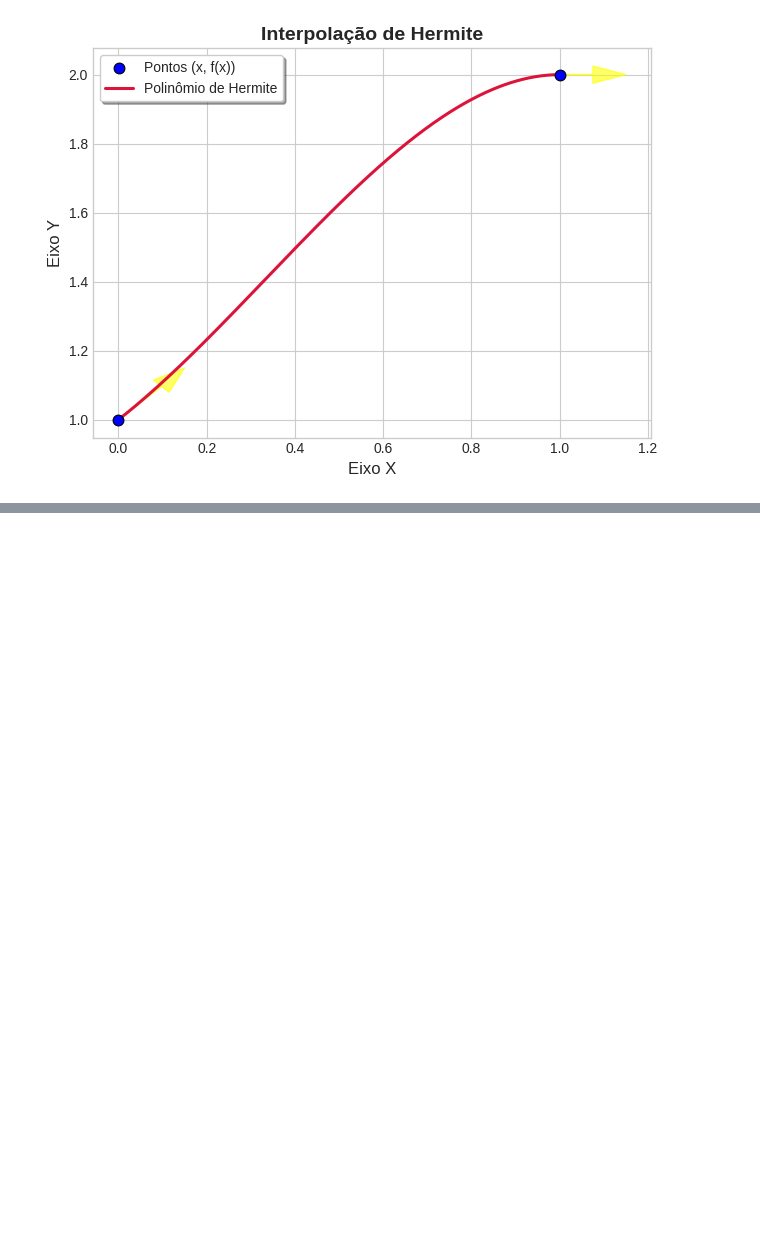
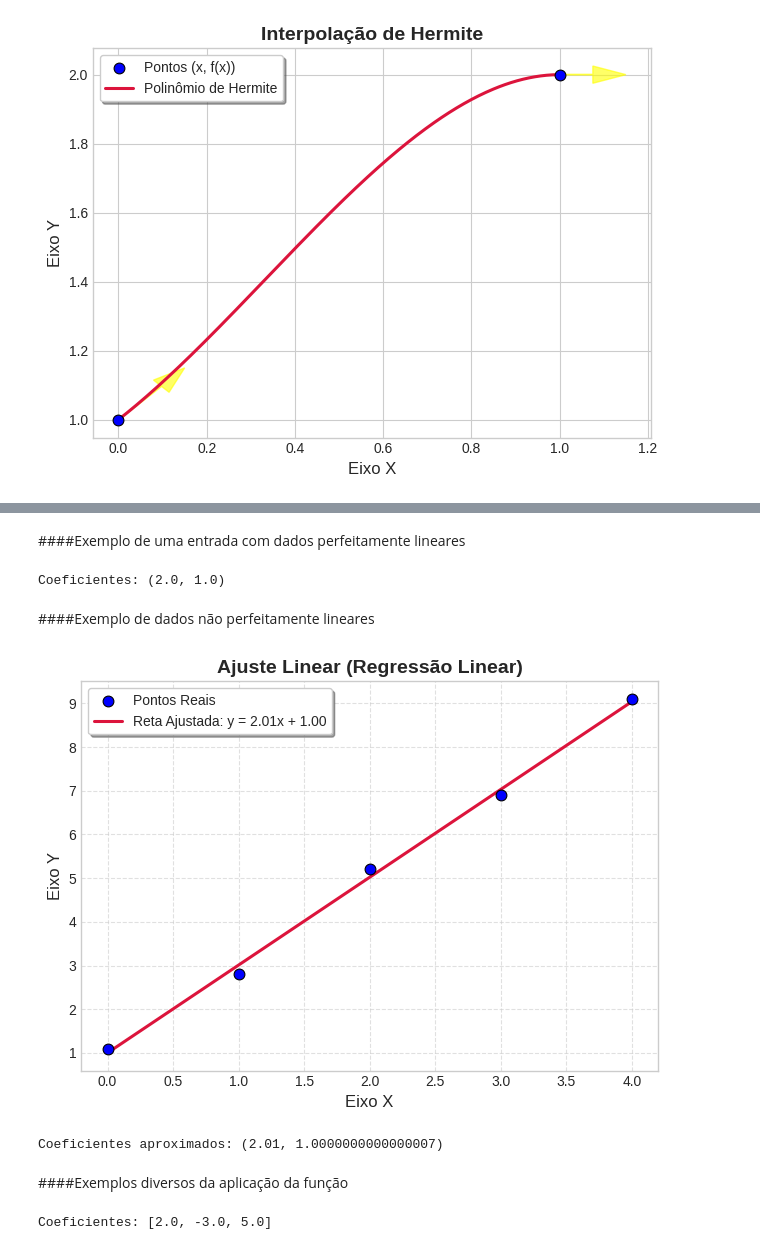
Before and after one commit to lazyluca/CB2325NumericaG8, a Jupyter notebook: notebook/notebook.ipynb, the cells around one changed output, grey strips where cells are left out. Cells and saved outputs as stored; diff of their text form; code cells hidden in the pictures; blank space fills up the shorter version.

```diff
--- a/notebook/notebook.ipynb
+++ b/notebook/notebook.ipynb
@@ -637,0 +665,32 @@ p.grafico()
+# %% [markdown]
+####Exemplo de uma entrada com dados perfeitamente lineares
+# %%
+x = [0, 1, 2, 3, 4]
+y = [1, 3, 5, 7, 9]  # y = 2x + 1
+
+coef = AproximacaoPolinomial(x, y)
+print("Coeficientes:", coef)  # Esperado: [2, 1]
+# %% [output]
+Coeficientes: (2.0, 1.0)
+# %% [markdown]
+####Exemplo de dados não perfeitamente lineares
+# %%
+x = [0, 1, 2, 3, 4]
+y = [1.1, 2.8, 5.2, 6.9, 9.1]  # Dados com ruído
+
+coef = AproximacaoPolinomial(x, y, plot=True)
+print("Coeficientes aproximados:", coef)
+# %% [output]
+[figure, added]
+Coeficientes aproximados: (2.01, 1.0000000000000007)
+# %% [markdown]
+####Exemplos diversos da aplicação da função
+# %%
+# Função original: y = 2x² - 3x + 5
+x = [-2, -1, 0, 1, 2]
+y = [2*xi**2 - 3*xi + 5 for xi in x]
+
+coef = AproximacaoPolinomial(x, y, grau=2)
+print("Coeficientes:", coef)  # Esperado: [2, -3, 5]
+# %% [output]
+Coeficientes: [2.0, -3.0, 5.0]
```
Also changed, not shown: parts of 13 cells of this notebook.
